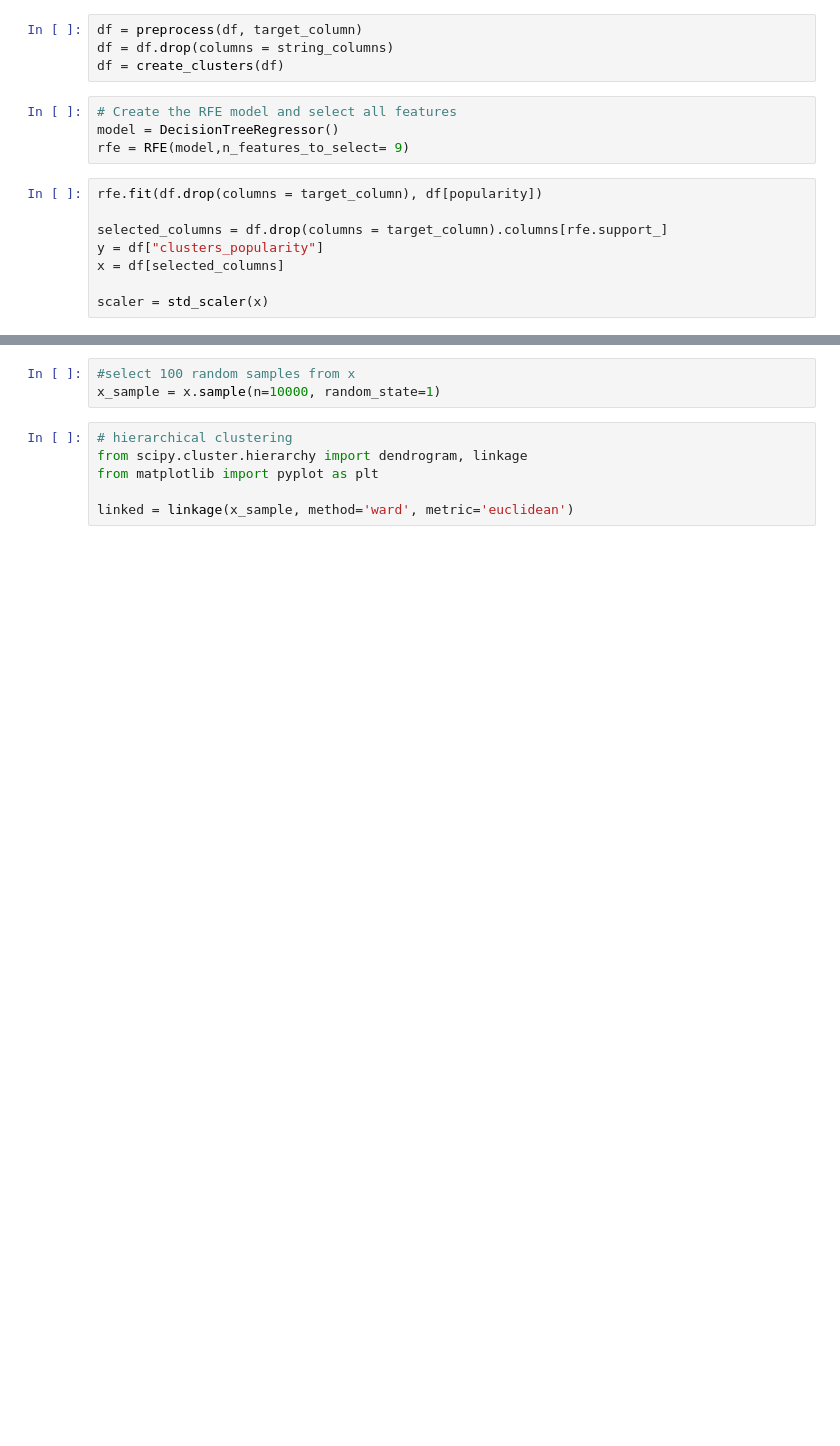
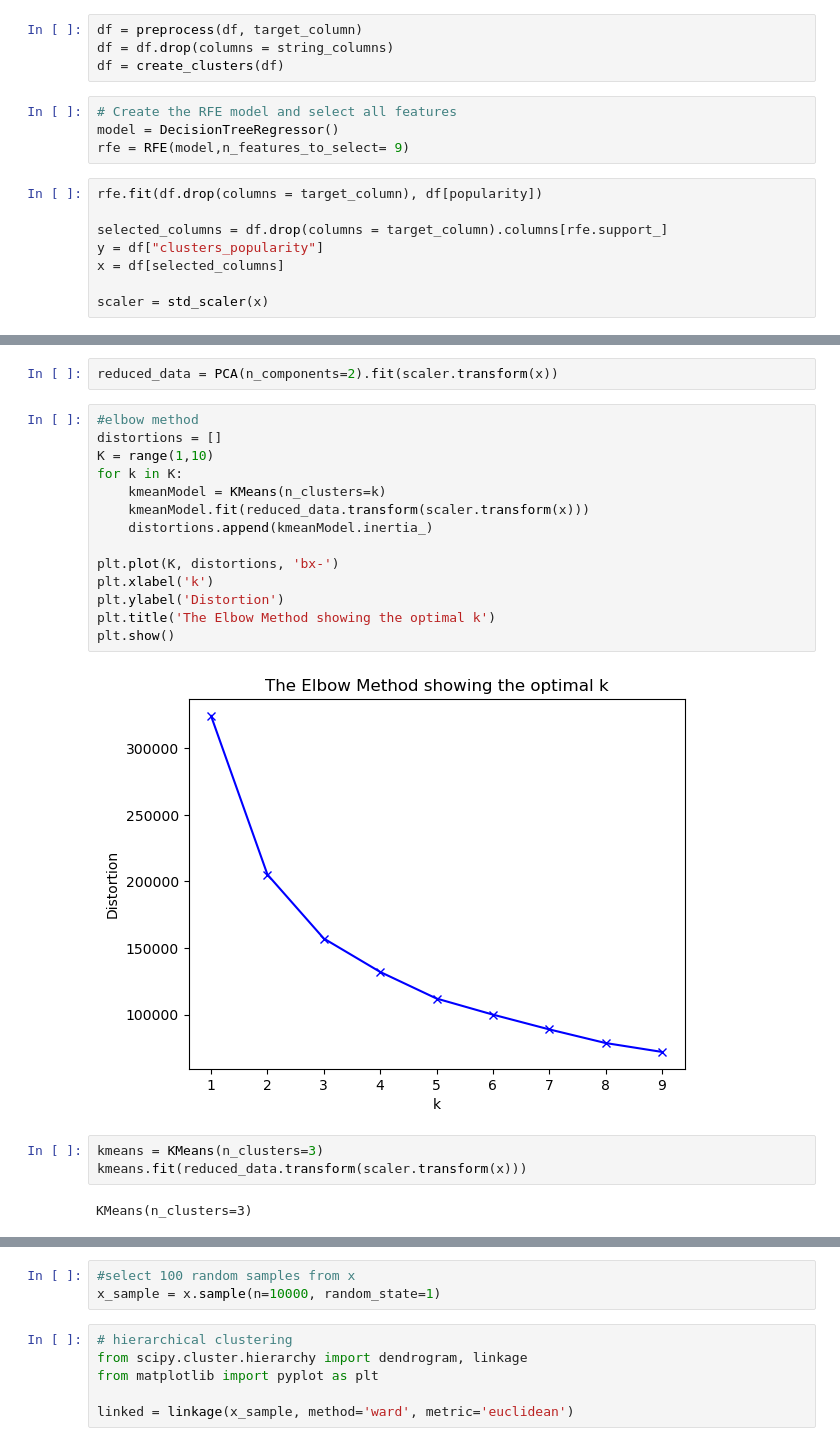
Before and after one commit to jorgealcorta/PROYECTO-MACHINE-LEARNING-NICOLAS-UNAI-INIGO-JORGE, a Jupyter notebook: hierarchyClustering.ipynb, the cells around one changed output, grey strips where cells are left out. Drawn from its saved outputs; the diff is of its cells as text; blank space fills up the shorter version.

```diff
--- a/hierarchyClustering.ipynb
+++ b/hierarchyClustering.ipynb
@@ -72,0 +77,23 @@ Categories (5, object): ['Very unpopular' < 'Unpopular' < 'Average' < 'Popular'
+# %%
+reduced_data = PCA(n_components=2).fit(scaler.transform(x))
+# %%
+#elbow method
+distortions = []
+K = range(1,10)
+for k in K:
+    kmeanModel = KMeans(n_clusters=k)
+    kmeanModel.fit(reduced_data.transform(scaler.transform(x)))
+    distortions.append(kmeanModel.inertia_)
+
+plt.plot(K, distortions, 'bx-')
+plt.xlabel('k')
+plt.ylabel('Distortion')
+plt.title('The Elbow Method showing the optimal k')
+plt.show()
+# %% [output]
+[figure, added]
+# %%
+kmeans = KMeans(n_clusters=3)
+kmeans.fit(reduced_data.transform(scaler.transform(x)))
+# %% [output]
+KMeans(n_clusters=3)
```
Also changed, not shown: parts of 3 cells of this notebook.
